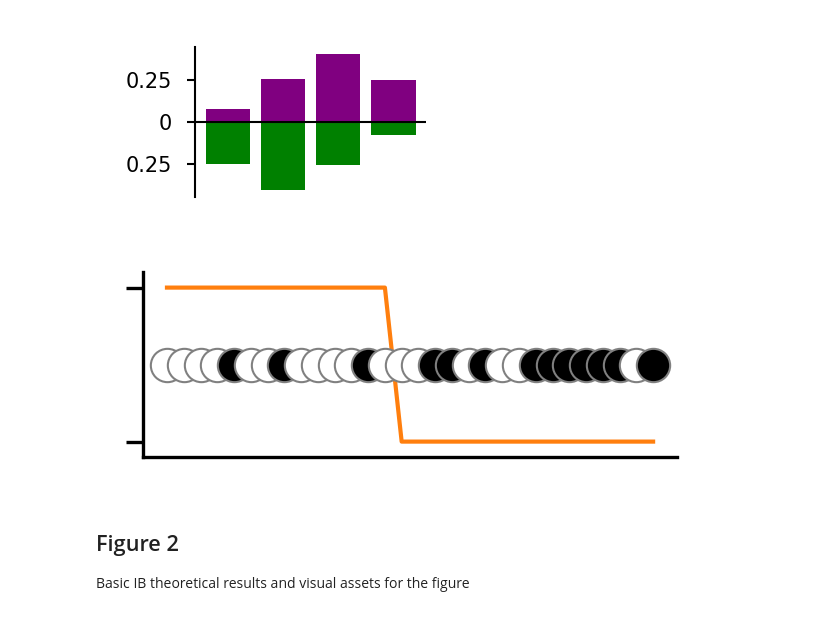
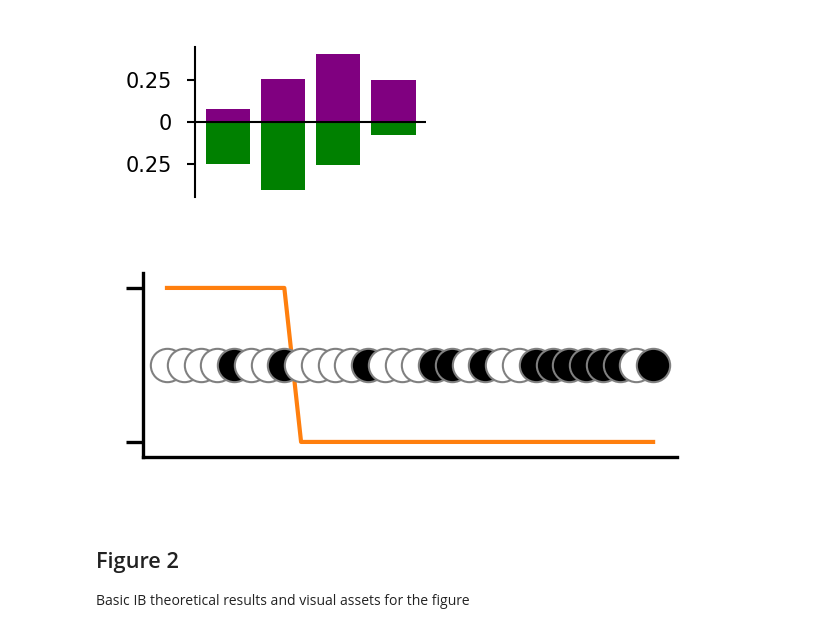
Before and after one commit to jacobaparker/human-inference-IB, a Jupyter notebook: main_analyses_figures.ipynb, the cells around one changed output. Cells and saved outputs as stored; diff of their text form; code cells hidden in the pictures.

Commit message:
work on recreating analyses for beads task

```diff
--- a/main_analyses_figures.ipynb
+++ b/main_analyses_figures.ipynb
@@ -14,13 +16,15 @@ import utilities as utils
 ### operational parameters ###
 
 savedir = "./Figures/"
-saveflag = False
+savefigflag = False
+savedataflag = True # save data produced by this notebook
+loaddataflag = True # load data already produced by this notebook, instead of re-running analyses
 
 beads_datadir = "./Data/beads/"
 horses_datadir = "./Data/horses/"
 
 # number of threads for parallelized analyses
-N_threads = 22
+N_threads = 14
 
 
 ### parameters governing analyses ###
@@ -69,10 +73,25 @@ paramdict = {
 p_Y = np.array([[0.5, 0.5]])
 
 
+### plotting parameters ###
+
+# teal color map
+start_color = "#ffffff"
+end_color = "#136666"
+cmap_t = mcolors.LinearSegmentedColormap.from_list("custom_cmap", [start_color, end_color])
+
+# red color map
+cmap_r = matplotlib.colormaps.get_cmap('Reds')
+
+optcolor = "#298C8C"
+heurcolor = "#A00000"
+nonecolor = 'orange'
+
+
 ### helper functions ###
 
-def savefig(fig, name, ftype="svg", saveflag=saveflag, savedir=savedir):
-    if saveflag:
+def savefig(fig, name, ftype="svg", savefigflag=savefigflag, savedir=savedir):
+    if savefigflag:
         fig.savefig(savedir + name + "." + ftype, bbox_inches="tight", dpi=300)
 
 def format_axis(ax):
@@ -82,13 +101,17 @@ def format_axis(ax):
     ax.spines['right'].set_visible(False)
     ax.spines['bottom'].set_linewidth(0.5)
     ax.spines['left'].set_linewidth(0.5)
+
+def get_color(index,values,vmin,vmax):
+    return np.clip(1-(values[index]-vmin)/(vmax-vmin),0,1)
 # %% [markdown]
 ### Import some preprocessed data
 # %%
 # bead prediction trial sequence
 beads_trial_seq = pd.read_csv(beads_datadir + "trial_sequence.csv")
-jars_emp = beads_trial_seq['jar'].to_numpy()
-beads_emp = beads_trial_seq['bead'].to_numpy()
+jars_emp_raw = beads_trial_seq['jar'].to_numpy()
+beads_emp_raw = beads_trial_seq['bead'].to_numpy()
+beads_emp, jars_emp = utils.getXY_beads(beads_emp_raw, jars_emp_raw, wsize)
 
 # horse prediction experiment trial sets (emp = empirical data)
 lowWS_trial_set = pd.read_csv(horses_datadir + "lowWS/trial_set.csv")
@@ -135,35 +158,35 @@ mfcs = {
     0: 'black',
     1: 'white'
 }
 
 mecs = {
     1: 'gray',
     0: 'gray'
 }
 
 cmap = plt.get_cmap("tab10")
 
 fig = plt.figure(figsize=(2.3,0.8), dpi=300)
 ax = fig.add_subplot(111)
 
 ax.plot(jars_emp[55:85],c=cmap(1),linewidth=1)
 for tt in range(55,85):
-    ax.plot(tt-55,0.5,'o',markersize=8,markeredgewidth=0.5,mec=mecs[beads_emp[tt]],mfc=mfcs[beads_emp[tt]])
+    ax.plot(tt-55,0.5,'o',markersize=8,markeredgewidth=0.5,mec=mecs[beads_emp_raw[tt]],mfc=mfcs[beads_emp_raw[tt]])
 ax.set_ylim([-0.1,1.1])
 ax.set_xticks([])
 ax.set_yticks([0,1],labels=[])
 
 for axis in ['top','bottom','left','right']:
     ax.spines[axis].set_linewidth(0.8)
 
 ax.tick_params(axis='x', labelsize=5, width=0.8, length=4)
 ax.tick_params(axis='y', labelsize=5, width=0.8, length=4)
 sns.despine()
 # ax.spines['bottom'].set_linewidth(0.5)
 # ax.spines['left'].set_linewidth(0.5)
 savefig(fig, 'Figure1/figure1_bead_seq')
 # %% [output]
-[figure, old version]
+[figure, new version]
 # %% [markdown]
 ## Figure 2
 Basic IB theoretical results and visual assets for the figure
```
Also changed, not shown: parts of 12 cells of this notebook, 3 other files.
